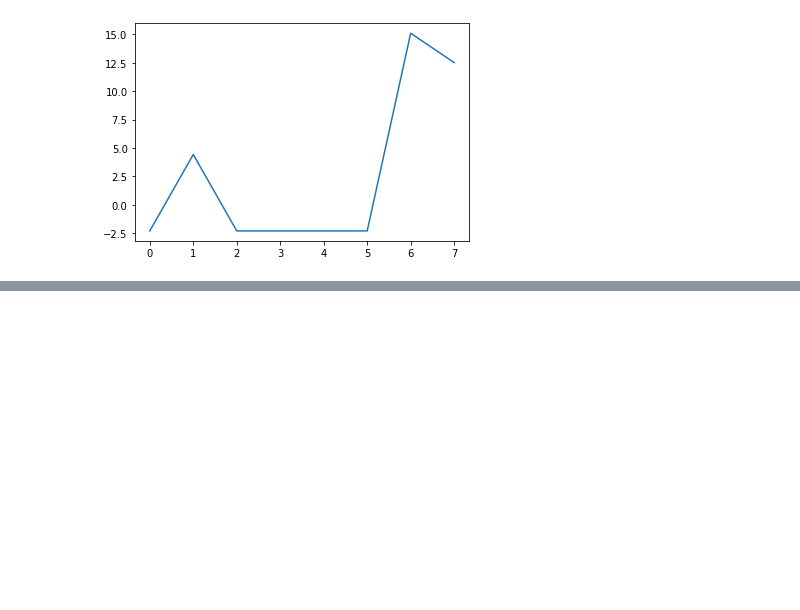
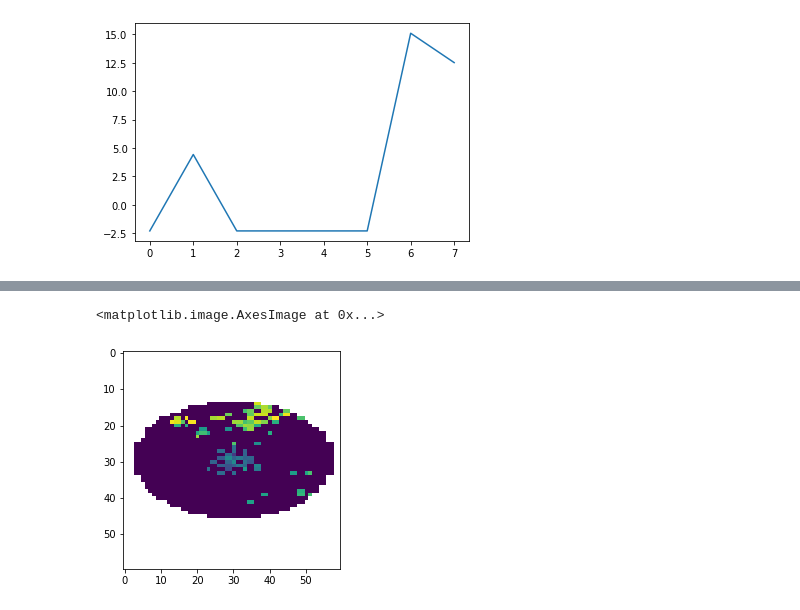
Before and after one commit to FionaLippert/birdMigration, a Jupyter notebook: visualization/h5_exploration.ipynb, the cells around one changed output, grey strips where cells are left out. Cells and saved outputs as stored; diff of their text form; code cells hidden in the pictures; blank space fills up the shorter version.

```diff
--- a/visualization/h5_exploration.ipynb
+++ b/visualization/h5_exploration.ipynb
@@ -511,0 +534,6 @@ frames = cv2.resize(frames[0,:,:], (2, 2))
+# %%
+ds_f = xr.open_dataset('/home/fiona/composites_DE_BOO_filter-12/composite_20171018T2000.nc')
+plt.imshow(np.log(ds_f.VID[0,20:80,20:80]+0.1))
+# %% [output]
+<matplotlib.image.AxesImage at 0x...>
+[figure, added]
```
Also changed, not shown: parts of 5 cells of this notebook, 1 other file.
